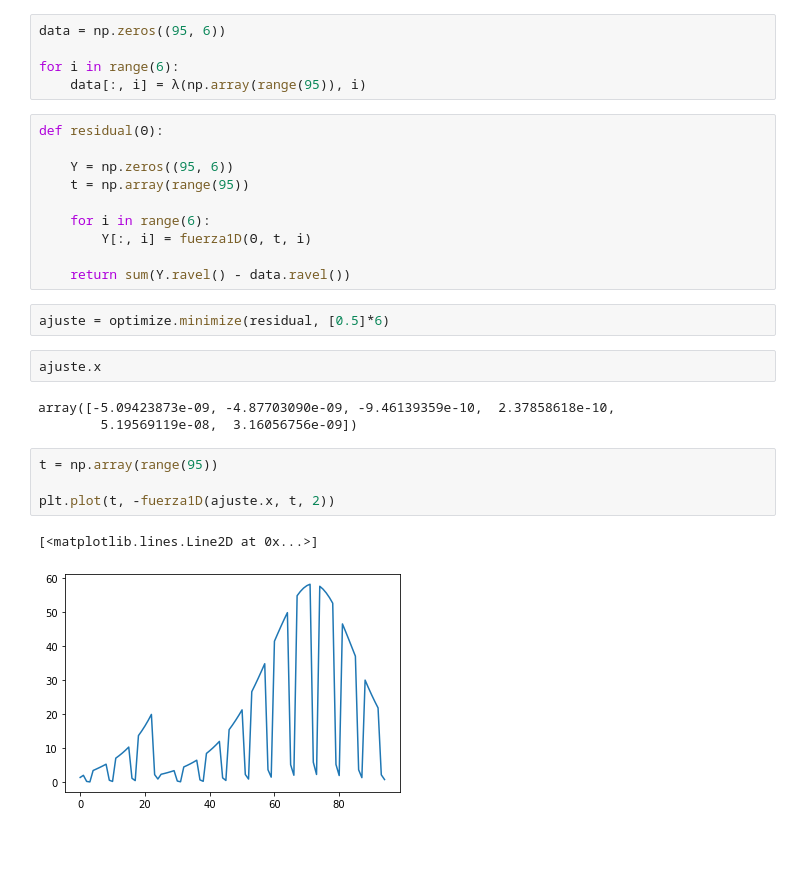
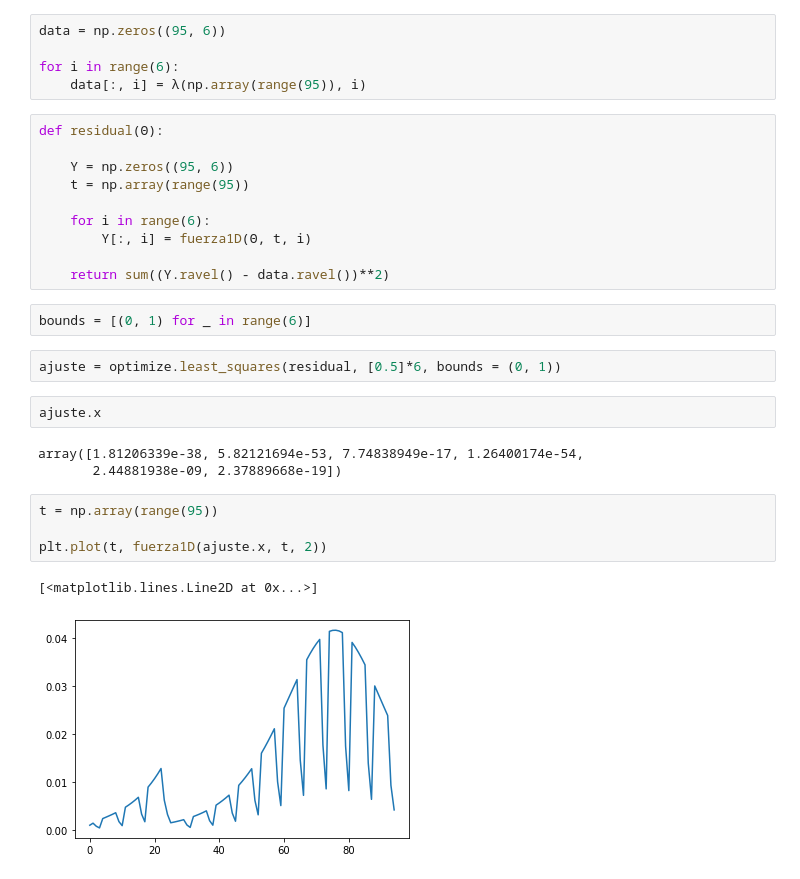
Before and after one commit to edtrelo/COVID19Model, a Jupyter notebook: src/model/EDAregions.ipynb, the cells around one changed output. Saved outputs shown, nothing was run; the diff lists cells and outputs as text; blank space fills up the shorter version.

```diff
--- a/src/model/EDAregions.ipynb
+++ b/src/model/EDAregions.ipynb
@@ -342,18 +342,20 @@ def residual(Θ):
     for i in range(6):
         Y[:, i] = fuerza1D(Θ, t, i)
 
-    return sum(Y.ravel() - data.ravel())
+    return sum((Y.ravel() - data.ravel())**2)
+# %%
+bounds = [(0, 1) for _ in range(6)]
 # %%
-ajuste = optimize.minimize(residual, [0.5]*6)
+ajuste = optimize.least_squares(residual, [0.5]*6, bounds = (0, 1))
-# %%
-ajuste.x
-# %% [output]
-array([-5.09423873e-09, -4.87703090e-09, -9.46139359e-10,  2.37858618e-10,
-        5.19569119e-08,  3.16056756e-09])
-# %%
-t = np.array(range(95))
-
-plt.plot(t, -fuerza1D(ajuste.x, t, 2))
-# %% [output]
-[<matplotlib.lines.Line2D at 0x...>]
-[figure, removed]
+# %%
+ajuste.x
+# %% [output]
+array([1.81206339e-38, 5.82121694e-53, 7.74838949e-17, 1.26400174e-54,
+       2.44881938e-09, 2.37889668e-19])
+# %%
+t = np.array(range(95))
+
+plt.plot(t, fuerza1D(ajuste.x, t, 2))
+# %% [output]
+[<matplotlib.lines.Line2D at 0x...>]
+[figure, added]
```
Also changed, not shown: parts of 4 cells of this notebook, 1 other file.
